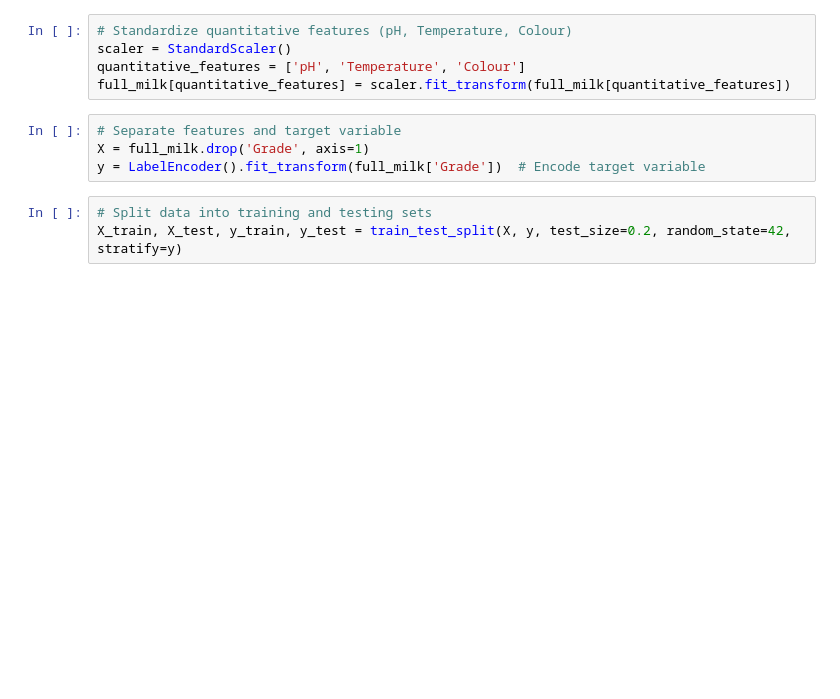
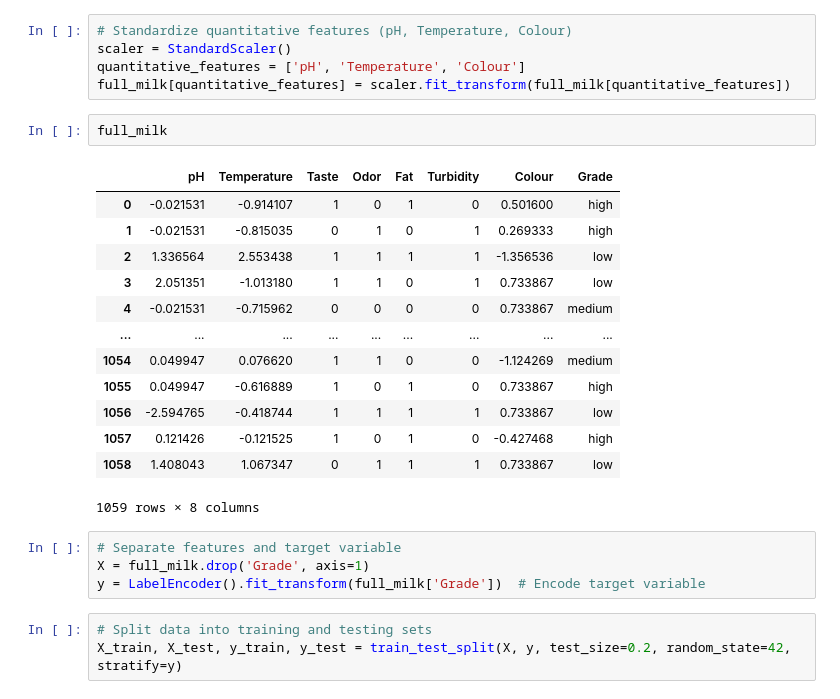
Before and after one commit to ajayatil/QualityPredictionML, a Jupyter notebook: DATA572 - Modelling.ipynb, the cells around one changed output. Cells and saved outputs as stored; diff of their text form; blank space fills up the shorter version.

```diff
--- a/DATA572 - Modelling.ipynb
+++ b/DATA572 - Modelling.ipynb
@@ -435,6 +451,22 @@ for col in qualitative_features:
 scaler = StandardScaler()
 quantitative_features = ['pH', 'Temperature', 'Colour']
 full_milk[quantitative_features] = scaler.fit_transform(full_milk[quantitative_features])
+# %%
+full_milk
+# %% [output]
+|  | pH | Temperature | Taste | Odor | Fat | Turbidity | Colour | Grade |
+| 0 | -0.021531 | -0.914107 | 1 | 0 | 1 | 0 | 0.501600 | high |
+| 1 | -0.021531 | -0.815035 | 0 | 1 | 0 | 1 | 0.269333 | high |
+| 2 | 1.336564 | 2.553438 | 1 | 1 | 1 | 1 | -1.356536 | low |
+| 3 | 2.051351 | -1.013180 | 1 | 1 | 0 | 1 | 0.733867 | low |
+| 4 | -0.021531 | -0.715962 | 0 | 0 | 0 | 0 | 0.733867 | medium |
+| ... | ... | ... | ... | ... | ... | ... | ... | ... |
+| 1054 | 0.049947 | 0.076620 | 1 | 1 | 0 | 0 | -1.124269 | medium |
+| 1055 | 0.049947 | -0.616889 | 1 | 0 | 1 | 0 | 0.733867 | high |
+| 1056 | -2.594765 | -0.418744 | 1 | 1 | 1 | 1 | 0.733867 | low |
+| 1057 | 0.121426 | -0.121525 | 1 | 0 | 1 | 0 | -0.427468 | high |
+| 1058 | 1.408043 | 1.067347 | 0 | 1 | 1 | 1 | 0.733867 | low |
+1059 rows × 8 columns
 # %%
 # Separate features and target variable
 X = full_milk.drop('Grade', axis=1)
```
Also changed, not shown: parts of 19 cells of this notebook.
